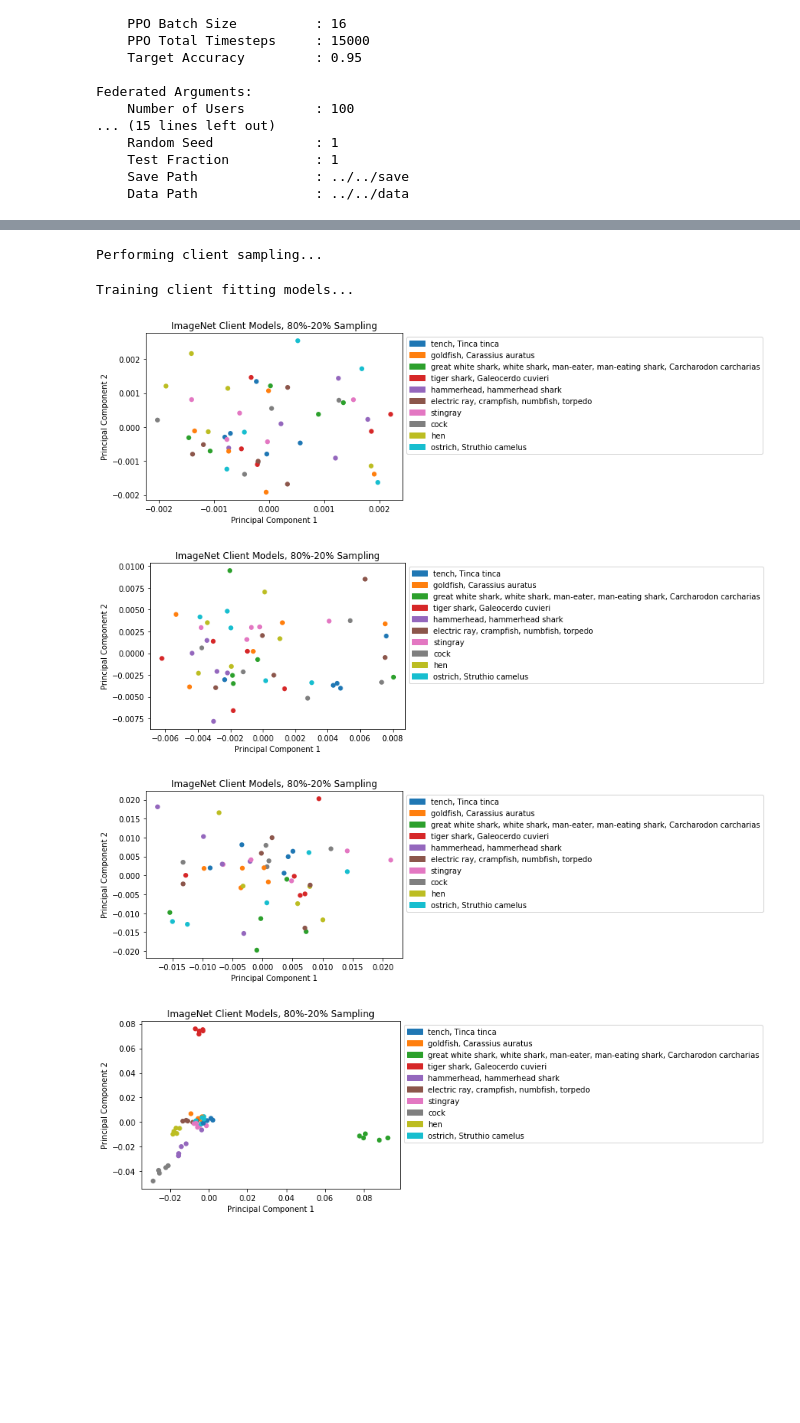
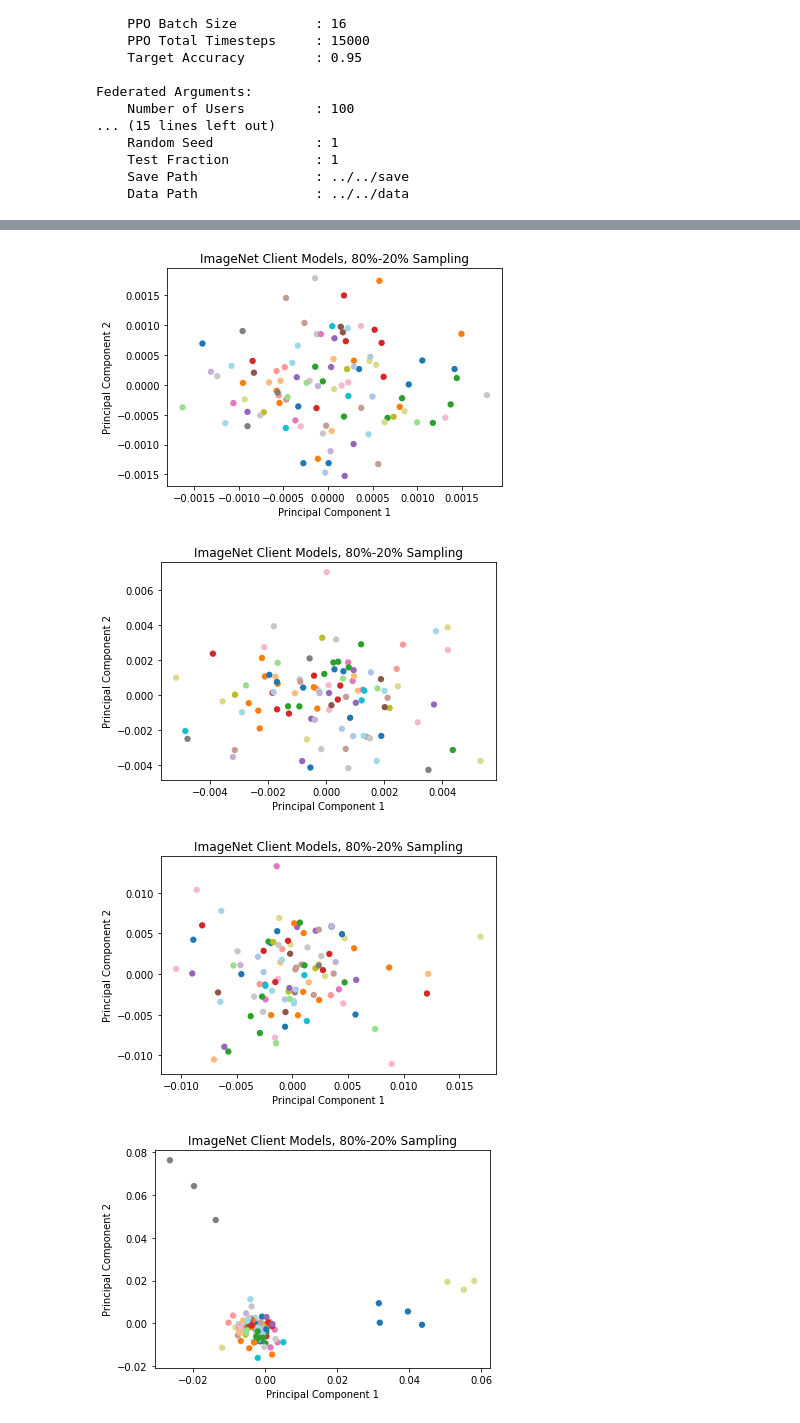
Before and after one commit to dariodematties/Self_Supervised_Federated_Learning, a Jupyter notebook: src/experiments_pca_visualization.ipynb, the cells around one changed output, grey strips where cells are left out. Cells and saved outputs as stored; diff of their text form; code cells hidden in the pictures; blank space fills up the shorter version.

Commit message:
updated sampling to sample only from dominant classes

```diff
--- a/src/experiments_pca_visualization.ipynb
+++ b/src/experiments_pca_visualization.ipynb
@@ -19,7 +18,7 @@ from utils.sampling import dominant_label_sampling, dirichlet_sampling
 # %%
 args = args_parser(default=True)
 
-args.local_ep = 1
+args.local_ep = 5
 args.lr = 0.00001
 args.supervision = True
 args.num_users = 100
@@ -56,7 +55,7 @@ def train_local_models(dataset, arch, sampling_type, save_layers=None, supervisi
     local_models = [copy.deepcopy(base_model) for _ in range(args.num_users)]
 
     if sampling_type == "dominant_label":
-        dict_users = dominant_label_sampling(train_dataset, num_users=args.num_users, sample_ratio=0.01 if dataset == "imagenet" else 0.8, num_dominant_labels=10, gamma=0.8, print_labels=False)
+        dict_users = dominant_label_sampling(train_dataset, num_users=args.num_users, sample_ratio=0.01 if dataset == "imagenet" else 0.8, num_labels=30 if dataset == "imagenet" else 10, gamma=0.8, print_labels=False)
     if sampling_type == "dirichlet":
         dict_users = dirichlet_sampling(train_dataset, num_users=args.num_users, sample_ratio=0.6, alpha=0.2, print_labels=False)
 
@@ -115,7 +114,7 @@ def plot_pca(dataset, sampling_type, user_params, user_labels, layer=None, model
     else:
         dominant_label_ratios *= 50
 
-    colors = np.array(sns.color_palette("tab10"))
+    cmap = plt.cm.get_cmap('tab20')
 
     df = pd.DataFrame({"Principal Component 1": user_params_pca[:, 0], "Principal Component 2": user_params_pca[:, 1]})
 
@@ -123,17 +122,17 @@ def plot_pca(dataset, sampling_type, user_params, user_labels, layer=None, model
         mode = stats.mode(labels)
         dominant_label, dominant_label_ratio = mode.mode[0], mode.count[0] / len(labels)
 
-    ax = sns.scatterplot(data=df, x="Principal Component 1", y="Principal Component 2", c=colors[dominant_label_idxs], s=dominant_label_ratios, linewidth=0)
+    ax = sns.scatterplot(data=df, x="Principal Component 1", y="Principal Component 2", c=dominant_label_idxs, cmap=cmap, s=dominant_label_ratios, linewidth=0)
 #     ax = sns.scatterplot(data=df, x="Principal Component 1", y="Principal Component 2", c=colors, s=dominant_label_ratios, linewidth=0)
     ax.set_title(f"{dataset_name} Client Models, {sampling_type_name} Sampling{'' if layer is None else ', ' + layer}{'' if model is None else ', ' + model}")
 #     ax.set_xlim(-0.05, 0.05)
 #     ax.set_ylim(-0.1, 0.025)
-    handles = []
-    for label, color in zip(label_names, colors):
-        patch = matplotlib.patches.Patch(color=color, label=label)
-        handles.append(patch)
+#     handles = []
+#     for label, color in zip(label_names, colors):
+#         patch = matplotlib.patches.Patch(color=color, label=label)
+#         handles.append(patch)
 
-    plt.legend(handles=handles, bbox_to_anchor=(1, 1))
+#     plt.legend(handles=handles, bbox_to_anchor=(1, 1))
 # %%
 user_params, user_labels = train_local_models("mnist", "mlp", "dirichlet")
 plot_pca("mnist", "dirichlet", user_params, user_labels)
@@ -169,15 +201,13 @@ plot_pca("mnist", "dominant_label", user_params, user_labels, "Autoencoder")
 # %%
-args.local_ep = 1
-args.num_users = 50
-user_params, user_labels = train_local_models("imagenet", "resnet", "dominant_label", save_layers=["conv1", "layer1", "layer2", "layer3", "layer4"])
+# args.local_ep = 1
+# args.num_users = 100
+# user_params, user_labels = train_local_models("imagenet", "resnet", "dominant_label", save_layers=["conv1", "layer1", "layer2", "layer3", "layer4"])
 for i in range(5):
     params = [param[i] for param in user_params]
     plot_pca("imagenet", "dominant_label", params, user_labels)
     plt.show()
 # %% [output]
-Performing client sampling...
-Training client fitting models...
-[figure, old version]
+[figure, new version]
-[figure, old version]
+[figure, new version]
-[figure, old version]
+[figure, new version]
-[figure, old version]
+[figure, new version]
```
Also changed, not shown: parts of 14 cells of this notebook, 2 other files.
